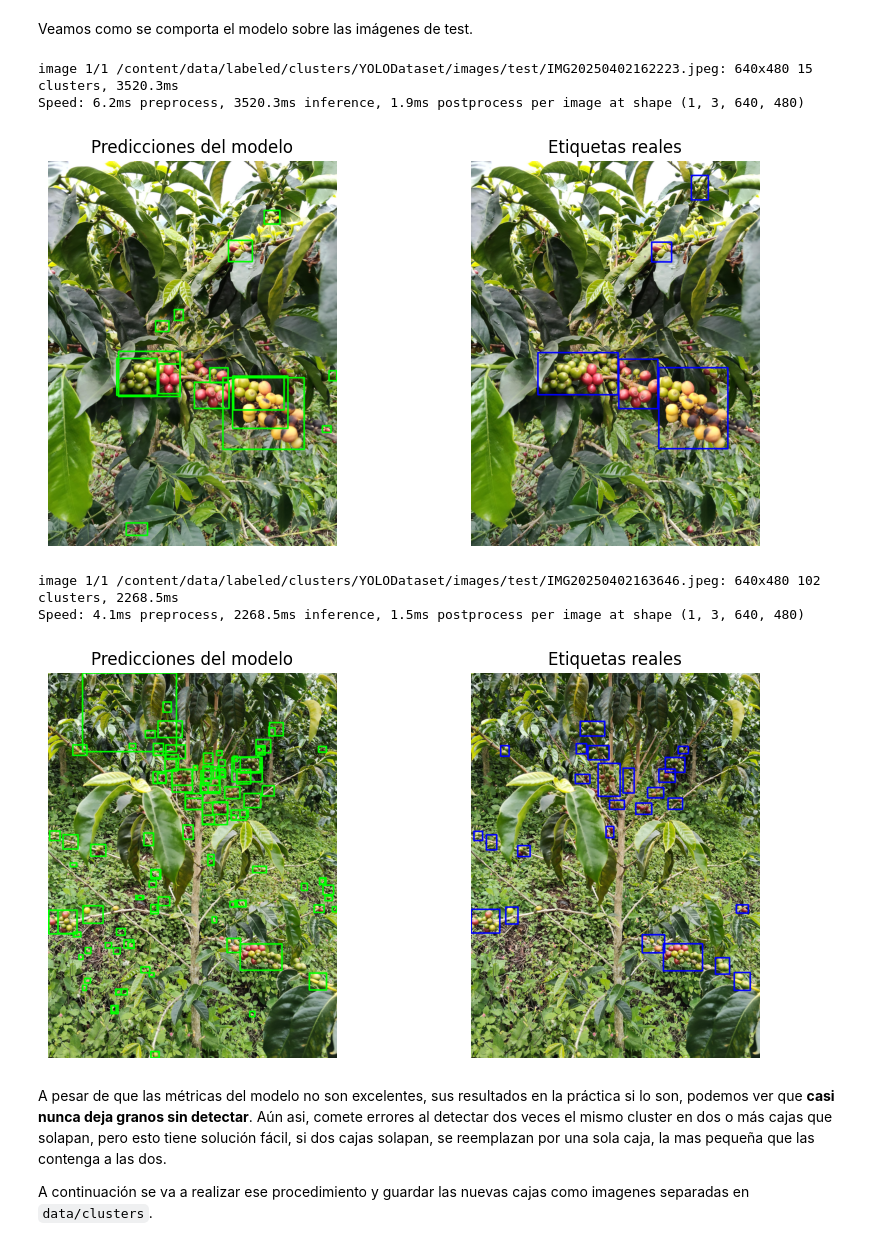
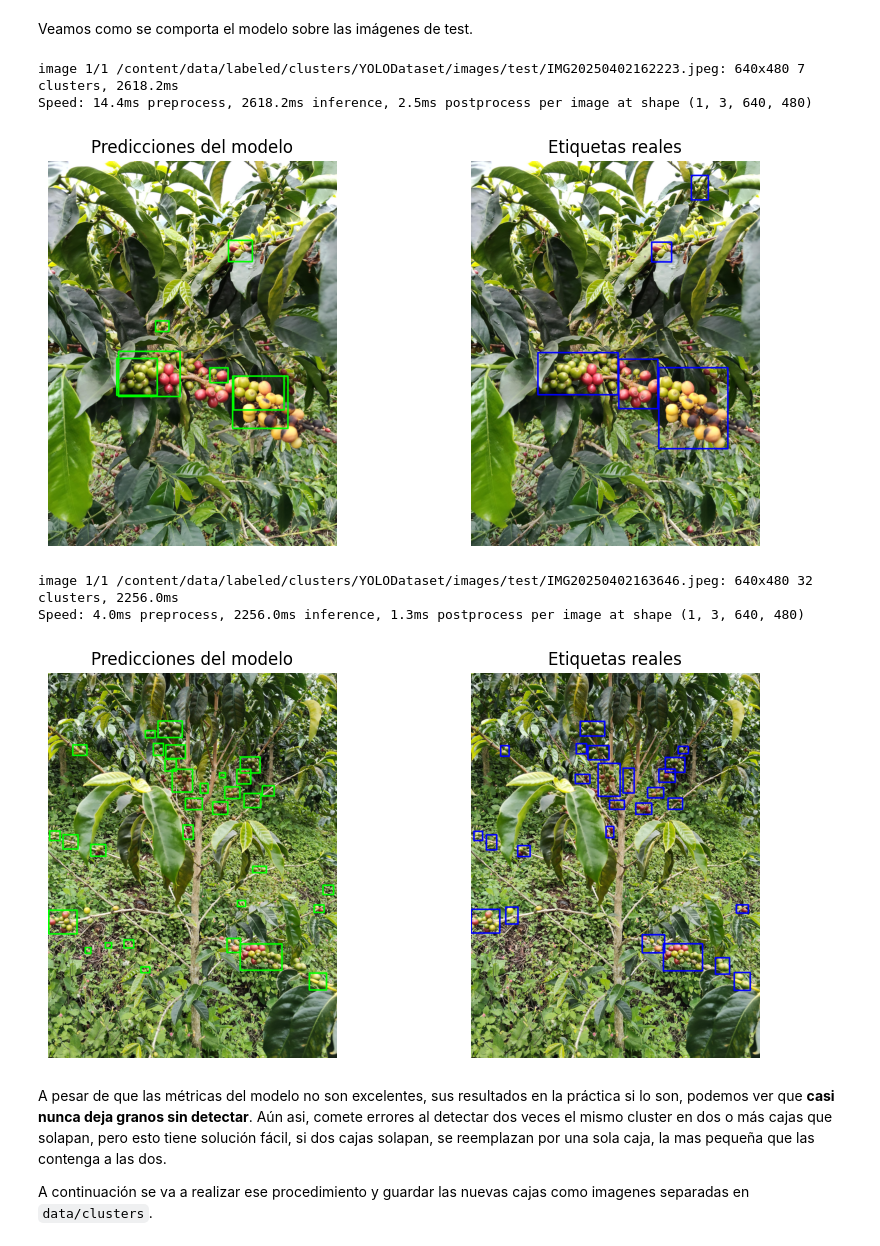
Before and after one commit to adgodoyo/Vision-DeepLearnig, a Jupyter notebook: ProduccionCafe_JuanPacheco_JuanZuluaga/src/main.ipynb, the cells around one changed output. Drawn from its saved outputs; the diff is of its cells as text; code cells hidden in the pictures.

```diff
--- a/ProduccionCafe_JuanPacheco_JuanZuluaga/src/main.ipynb
+++ b/ProduccionCafe_JuanPacheco_JuanZuluaga/src/main.ipynb
@@ -166,40 +166,40 @@ def draw_boxes(image, labels, color):
     h, w, _ = image.shape
     for label in labels:
         x, y, width, height = map(float, label)
         x, y, width, height = int(x * w), int(y * h), int(width * w), int(height * h)
         cv2.rectangle(image, (x-width//2, y-height//2), (x + width//2, y + height//2), color, 15)
     return image
 
 for img_name in os.listdir(test_img_folder):
     img_path = os.path.join(test_img_folder, img_name)
     label_path = os.path.join(test_label_folder, img_name.replace(".jpeg", ".txt"))
 
     img = cv2.imread(img_path)
 
-    results = clusters_best.predict(source=img_path)
+    results = clusters_best.predict(source=img_path, conf=0.7)
     pred_labels = results[0].boxes.xywhn.tolist()
     real_labels = read_labels(label_path)
 
     img_pred = draw_boxes(img.copy(), pred_labels, (0, 255, 0))  # Verde para predicciones
     img_real = draw_boxes(img.copy(), real_labels, (255, 0, 0))  # Rojo para etiquetas reales
 
     fig, axes = plt.subplots(1, 2, figsize=(10, 5))
     axes[0].imshow(cv2.cvtColor(img_pred, cv2.COLOR_BGR2RGB))
     axes[0].set_title("Predicciones del modelo")
     axes[1].imshow(cv2.cvtColor(img_real, cv2.COLOR_BGR2RGB))
     axes[1].set_title("Etiquetas reales")
 
     for ax in axes:
         ax.axis("off")
 
     plt.show()
 # %% [output]
-image 1/1 /content/data/labeled/clusters/YOLODataset/images/test/IMG20250402162223.jpeg: 640x480 15 clusters, 3520.3ms
-Speed: 6.2ms preprocess, 3520.3ms inference, 1.9ms postprocess per image at shape (1, 3, 640, 480)
+image 1/1 /content/data/labeled/clusters/YOLODataset/images/test/IMG20250402162223.jpeg: 640x480 7 clusters, 2618.2ms
+Speed: 14.4ms preprocess, 2618.2ms inference, 2.5ms postprocess per image at shape (1, 3, 640, 480)
-[figure, old version]
+[figure, new version]
-image 1/1 /content/data/labeled/clusters/YOLODataset/images/test/IMG20250402163646.jpeg: 640x480 102 clusters, 2268.5ms
-Speed: 4.1ms preprocess, 2268.5ms inference, 1.5ms postprocess per image at shape (1, 3, 640, 480)
+image 1/1 /content/data/labeled/clusters/YOLODataset/images/test/IMG20250402163646.jpeg: 640x480 32 clusters, 2256.0ms
+Speed: 4.0ms preprocess, 2256.0ms inference, 1.3ms postprocess per image at shape (1, 3, 640, 480)
-[figure, old version]
+[figure, new version]
 # %% [markdown]
 A pesar de que las métricas del modelo no son excelentes, sus resultados en la práctica si lo son, podemos ver que **casi nunca deja granos sin detectar**. Aún asi, comete errores al detectar dos veces el mismo cluster en dos o más cajas que solapan, pero esto tiene solución fácil, si dos cajas solapan, se reemplazan por una sola caja, la mas pequeña que las contenga a las dos.
 
```
Also changed, not shown: parts of 2 cells of this notebook.
